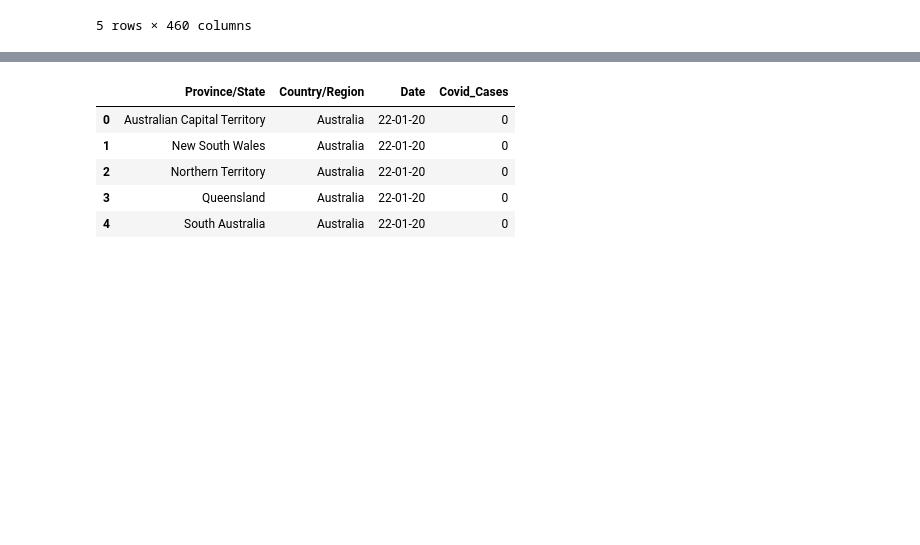
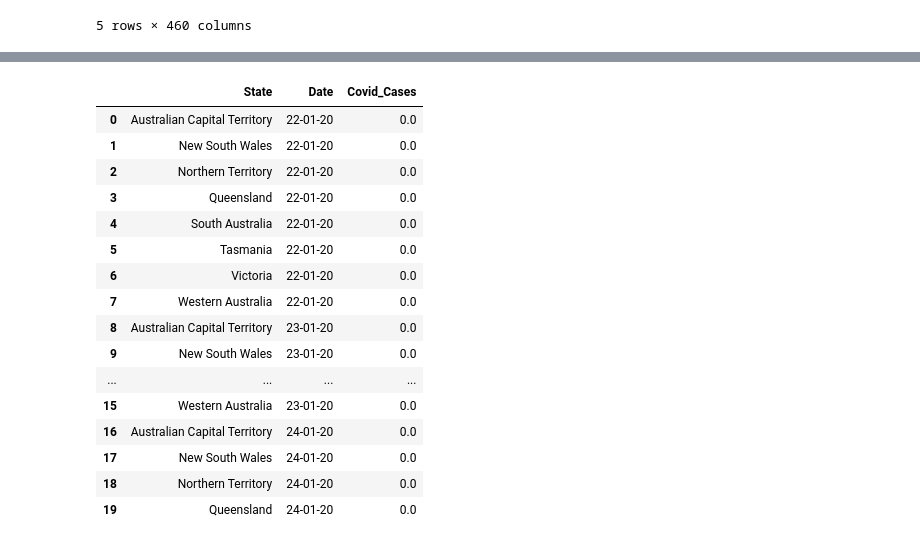
Before and after one commit to rfcamo/group5project, a Jupyter notebook: Covid Data Clean.ipynb, the cells around one changed output, grey strips where cells are left out. Drawn from its saved outputs; the diff is of its cells as text; code cells hidden in the pictures; blank space fills up the shorter version.

```diff
--- a/Covid Data Clean.ipynb
+++ b/Covid Data Clean.ipynb
@@ -19,8 +19,3 @@ cases_data.head()
 | 3 | NaN | Andorra | 42.50630 | 1.521800 | 0 | 0 | 0 | 0 | 0 | ... |
 | 4 | NaN | Angola | -11.20270 | 17.873900 | 0 | 0 | 0 | 0 | 0 | ... |
 5 rows × 460 columns
-# %%
-cases_data = cases_data.drop(["Lat", "Long"], axis = 1)
-deaths_data = deaths_data.drop(["Lat", "Long"], axis = 1)
-recovered_data = recovered_data.drop(["Lat", "Long"], axis = 1)
-cases_data.head()
@@ -50,0 +38,10 @@ australian_cases
+# %%
+australian_cases = australian_cases.drop(["Country/Region","Lat", "Long"], axis = 1)
+australian_deaths = australian_deaths.drop(["Country/Region","Lat", "Long"], axis = 1)
+australian_recovered = australian_recovered.drop(["Country/Region","Lat", "Long"], axis = 1)
+# %%
+australian_cases = australian_cases.rename(columns={"Province/State" : "State"})
+australian_deaths = australian_deaths.rename(columns={"Province/State" : "State"})
+australian_recovered = australian_recovered.rename(columns={"Province/State" : "State"})
+precovid_data = precovid_data.rename(columns={"Province/State" : "State"})
+australian_cases
@@ -50,0 +72,9 @@ australian_cases
+# %%
+australian_cases = australian_cases.append(precovid_data)
+australian_cases = australian_cases.fillna(0).drop_duplicates(subset = "State")
+australian_deaths = australian_deaths.append(precovid_data)
+australian_deaths = australian_deaths.fillna(0).drop_duplicates(subset = "State")
+australian_recovered = australian_recovered.append(precovid_data)
+australian_recovered = australian_recovered.fillna(0).drop_duplicates(subset = "State")
+
+australian_cases
@@ -51,16 +92,27 @@ australian_cases
 # %%
-australian_cases_melt = australian_cases.melt(id_vars=["Province/State", "Country/Region"],
+australian_cases_melt = australian_cases.melt(id_vars=["State"],
                      var_name ="Date", value_name="Covid_Cases")
-australian_deaths_melt = australian_deaths.melt(id_vars=["Province/State", "Country/Region"],
+australian_deaths_melt = australian_deaths.melt(id_vars=["State"],
                      var_name ="Date", value_name="Covid_Cases")
-australian_recovered_melt = australian_recovered.melt(id_vars=["Province/State", "Country/Region"],
+australian_recovered_melt = australian_recovered.melt(id_vars=["State"],
                      var_name ="Date", value_name="Covid_Cases")
-australian_cases_melt.head()
+australian_cases_melt.head(20)
 # %% [output]
-|  | Province/State | Country/Region | Date | Covid_Cases |
-| 0 | Australian Capital Territory | Australia | 22-01-20 | 0 |
-| 1 | New South Wales | Australia | 22-01-20 | 0 |
-| 2 | Northern Territory | Australia | 22-01-20 | 0 |
-| 3 | Queensland | Australia | 22-01-20 | 0 |
-| 4 | South Australia | Australia | 22-01-20 | 0 |
+|  | State | Date | Covid_Cases |
+| 0 | Australian Capital Territory | 22-01-20 | 0.0 |
+| 1 | New South Wales | 22-01-20 | 0.0 |
+| 2 | Northern Territory | 22-01-20 | 0.0 |
+| 3 | Queensland | 22-01-20 | 0.0 |
+| 4 | South Australia | 22-01-20 | 0.0 |
+| 5 | Tasmania | 22-01-20 | 0.0 |
+| 6 | Victoria | 22-01-20 | 0.0 |
+| 7 | Western Australia | 22-01-20 | 0.0 |
+| 8 | Australian Capital Territory | 23-01-20 | 0.0 |
+| 9 | New South Wales | 23-01-20 | 0.0 |
+| ... | ... | ... | ... |
+| 15 | Western Australia | 23-01-20 | 0.0 |
+| 16 | Australian Capital Territory | 24-01-20 | 0.0 |
+| 17 | New South Wales | 24-01-20 | 0.0 |
+| 18 | Northern Territory | 24-01-20 | 0.0 |
+| 19 | Queensland | 24-01-20 | 0.0 |
 # %%
```
Also changed, not shown: parts of 14 cells of this notebook, 4 other files.
